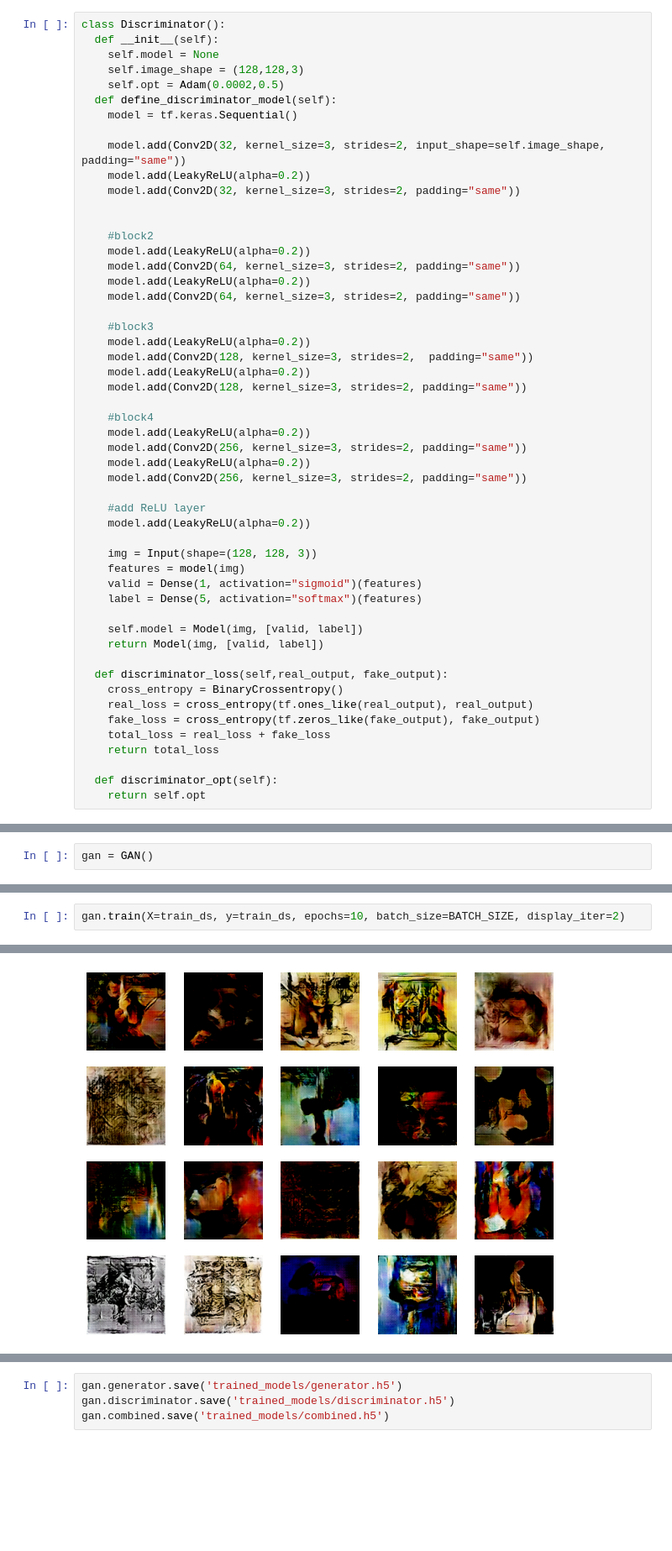
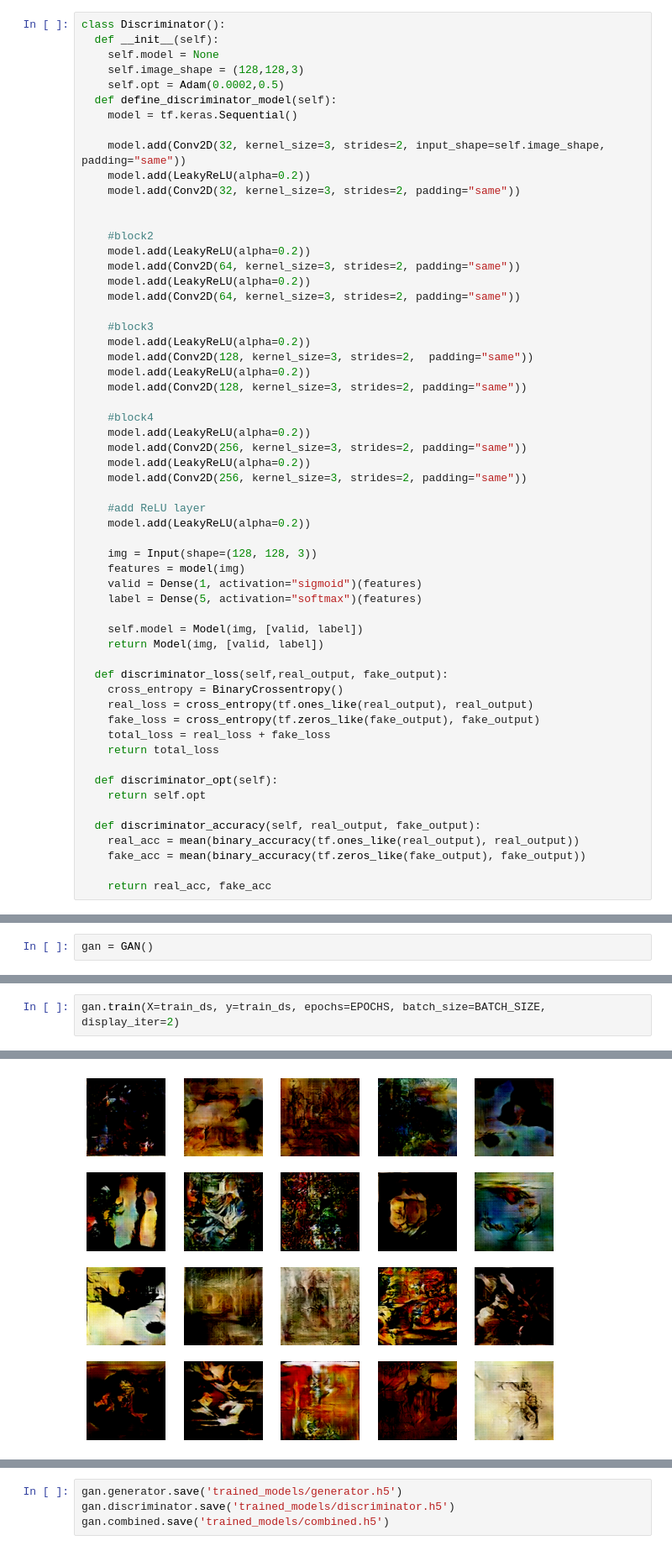
Before and after one commit to ross-hugo/Artwork-GAN, a Jupyter notebook: notebooks/Working.ipynb, the cells around one changed output, grey strips where cells are left out. Shown: that part at 84% size. Saved outputs shown, nothing was run; the diff lists cells and outputs as text; blank space fills up the shorter version.

Commit message:
Accuracy metrics can now be accessed

```diff
--- a/notebooks/Working.ipynb
+++ b/notebooks/Working.ipynb
@@ -164,6 +177,12 @@ class Discriminator():
 
   def discriminator_opt(self):
     return self.opt
+
+  def discriminator_accuracy(self, real_output, fake_output):
+    real_acc = mean(binary_accuracy(tf.ones_like(real_output), real_output))
+    fake_acc = mean(binary_accuracy(tf.zeros_like(fake_output), fake_output))
+
+    return real_acc, fake_acc
 # %%
 generator = Generator().define_generator_model()
 discriminator = Discriminator().define_discriminator_model()
@@ -326,5 +325,5 @@ WARNING:tensorflow:No training configuration found in save file: the model was *
 # %%
-gan.train(X=train_ds, y=train_ds, epochs=10, batch_size=BATCH_SIZE, display_iter=2)
+gan.train(X=train_ds, y=train_ds, epochs=EPOCHS, batch_size=BATCH_SIZE, display_iter=2)
 # %% [output]
 WARNING:tensorflow:Gradients do not exist for variables ['dense_11/kernel:0', 'dense_11/bias:0'] when minimizing the loss.
 WARNING:tensorflow:Gradients do not exist for variables ['dense_11/kernel:0', 'dense_11/bias:0'] when minimizing the loss.
@@ -336,31 +335,31 @@ WARNING:tensorflow:Gradients do not exist for variables ['dense_11/kernel:0', 'd
 WARNING:tensorflow:Gradients do not exist for variables ['dense_11/kernel:0', 'dense_11/bias:0'] when minimizing the loss.
 WARNING:tensorflow:Gradients do not exist for variables ['dense_11/kernel:0', 'dense_11/bias:0'] when minimizing the loss.
 WARNING:tensorflow:Gradients do not exist for variables ['dense_11/kernel:0', 'dense_11/bias:0'] when minimizing the loss.
 WARNING:tensorflow:Gradients do not exist for variables ['dense_11/kernel:0', 'dense_11/bias:0'] when minimizing the loss.
 WARNING:tensorflow:Gradients do not exist for variables ['dense_11/kernel:0', 'dense_11/bias:0'] when minimizing the loss.
 ... (48 lines left out)
 WARNING:tensorflow:Gradients do not exist for variables ['dense_11/kernel:0', 'dense_11/bias:0'] when minimizing the loss.
 WARNING:tensorflow:Gradients do not exist for variables ['dense_11/kernel:0', 'dense_11/bias:0'] when minimizing the loss.
 WARNING:tensorflow:Gradients do not exist for variables ['dense_11/kernel:0', 'dense_11/bias:0'] when minimizing the loss.
 WARNING:tensorflow:Gradients do not exist for variables ['dense_11/kernel:0', 'dense_11/bias:0'] when minimizing the loss.
 Clipping input data to the valid range for imshow with RGB data ([0..1] for floats or [0..255] for integers).
 Clipping input data to the valid range for imshow with RGB data ([0..1] for floats or [0..255] for integers).
 Clipping input data to the valid range for imshow with RGB data ([0..1] for floats or [0..255] for integers).
 Clipping input data to the valid range for imshow with RGB data ([0..1] for floats or [0..255] for integers).
 Clipping input data to the valid range for imshow with RGB data ([0..1] for floats or [0..255] for integers).
 Clipping input data to the valid range for imshow with RGB data ([0..1] for floats or [0..255] for integers).
 Clipping input data to the valid range for imshow with RGB data ([0..1] for floats or [0..255] for integers).
 Clipping input data to the valid range for imshow with RGB data ([0..1] for floats or [0..255] for integers).
 Clipping input data to the valid range for imshow with RGB data ([0..1] for floats or [0..255] for integers).
 Clipping input data to the valid range for imshow with RGB data ([0..1] for floats or [0..255] for integers).
 Clipping input data to the valid range for imshow with RGB data ([0..1] for floats or [0..255] for integers).
 Clipping input data to the valid range for imshow with RGB data ([0..1] for floats or [0..255] for integers).
 Clipping input data to the valid range for imshow with RGB data ([0..1] for floats or [0..255] for integers).
 Clipping input data to the valid range for imshow with RGB data ([0..1] for floats or [0..255] for integers).
 Clipping input data to the valid range for imshow with RGB data ([0..1] for floats or [0..255] for integers).
 Clipping input data to the valid range for imshow with RGB data ([0..1] for floats or [0..255] for integers).
 Clipping input data to the valid range for imshow with RGB data ([0..1] for floats or [0..255] for integers).
 Clipping input data to the valid range for imshow with RGB data ([0..1] for floats or [0..255] for integers).
 Clipping input data to the valid range for imshow with RGB data ([0..1] for floats or [0..255] for integers).
 Clipping input data to the valid range for imshow with RGB data ([0..1] for floats or [0..255] for integers).
-[figure, old version]
+[figure, new version]
```
Also changed, not shown: parts of 13 cells of this notebook.
